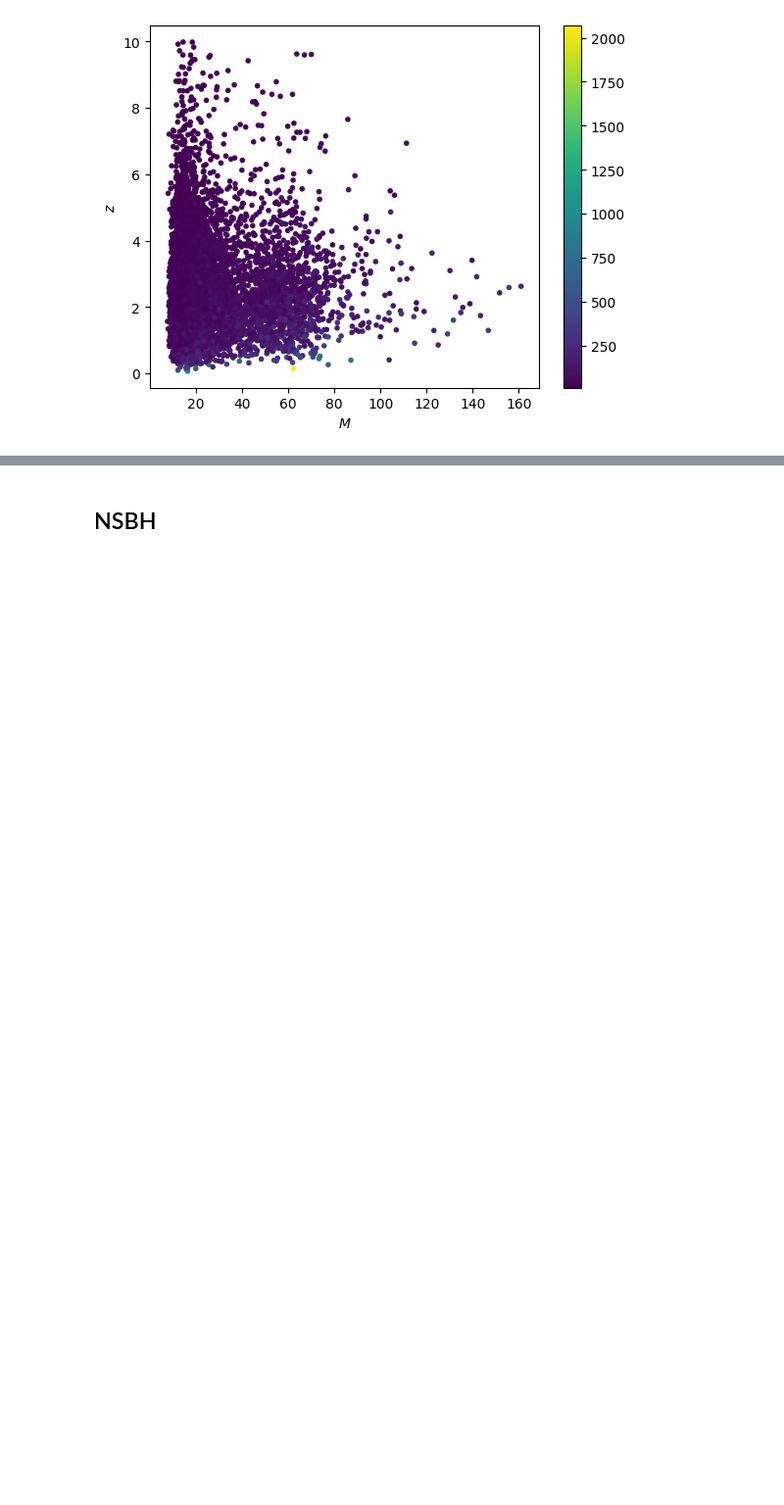
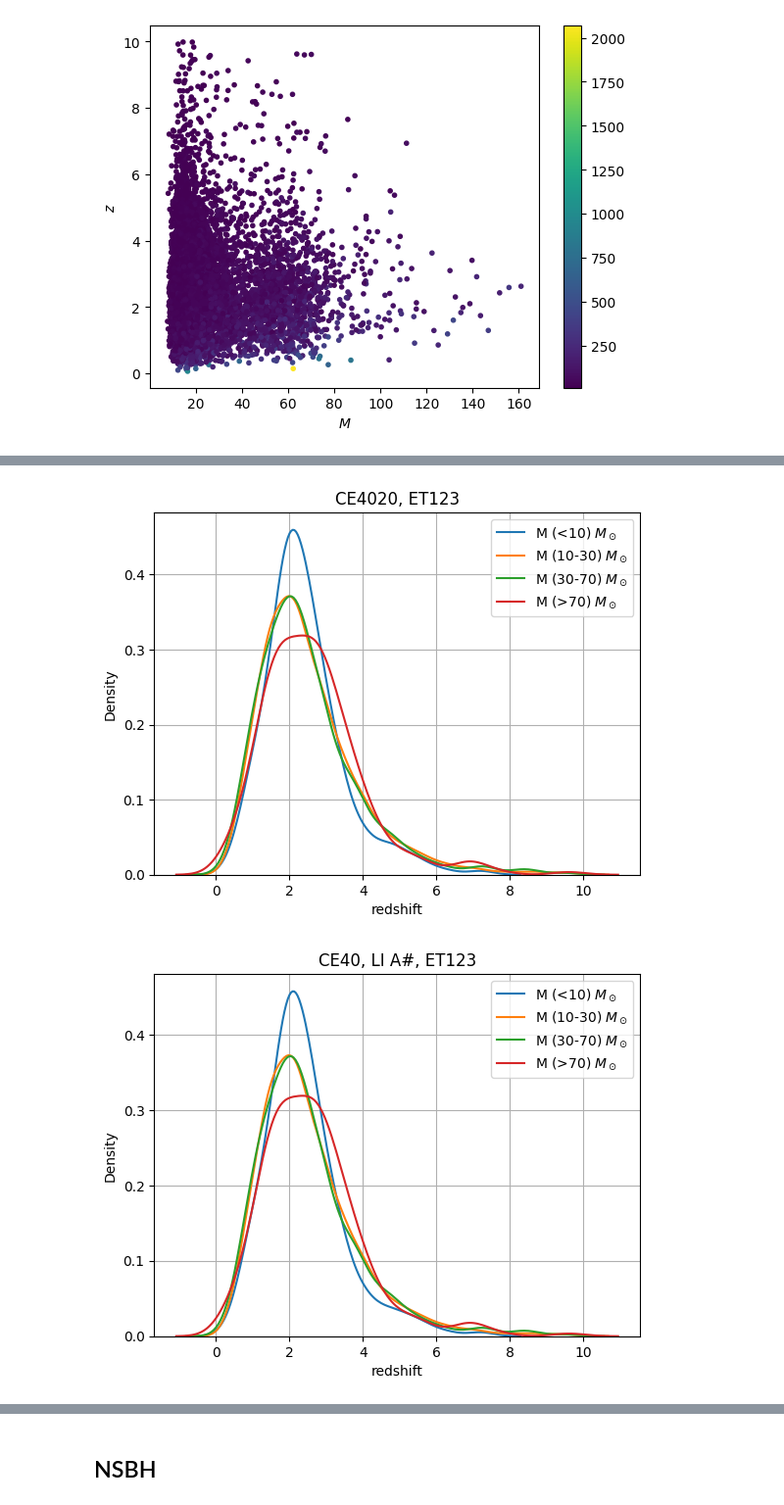
Before and after one commit to divyajyoti09/next_gen_detect, a Jupyter notebook: SNR_plots.ipynb, the cells around one changed output, grey strips where cells are left out. Shown at 98% size. Saved outputs shown, nothing was run; the diff lists cells and outputs as text; code cells hidden in the pictures; blank space fills up the shorter version.

```diff
--- a/SNR_plots.ipynb
+++ b/SNR_plots.ipynb
@@ -10,3 +13,5 @@ import detectors, detector_psds
+# %%
+colors = plt.rcParams['axes.prop_cycle'].by_key()['color']
 # %%
 def get_detected_SNRs(data_dict, ifo_threshold=5, network_threshold=10, method='network', return_detected_dict=False):
     SNR_keys = [key for key in data_dict.keys() if 'SNR' in key]
@@ -40,6 +45,18 @@ netw_labels = {'CE4020ET123':'CE4020, ET123',
                'CE40LIAsharpET123':'CE40, LI A#, ET123',
                'LHI_all_ASharp':'LHI @ A#',
                'LHV_design':'LHV design'}
+# %%
+def bin_style(hist_data):
+    if len(hist_data)>100:
+        bs = 'sqrt'
+    else:
+        if len(hist_data)>50:
+            bs = 'auto'
+        else:
+            bs = len(hist_data)//3
+            if bs==0:
+                bs=1
+    return(bs)
 # %% [markdown]
 ## BBH
 # %%
@@ -101,0 +170,12 @@ plt.colorbar()
+# %%
+for netw in input_dfs_dict.keys():
+    plt.figure()
+    for m_range, color in zip(mass_pops_bbh.keys(), colors):
+        hist_data = mass_pops_bbh[m_range]['detected'][netw]['redshift']
+        sns.kdeplot(hist_data, label='M ('+m_range+') $M_\odot$', color=color);
+    plt.title(netw_labels[netw])
+    plt.legend()
+    plt.grid()
+# %% [output]
+[figure, added]
+[figure, added]
```
Also changed, not shown: parts of 13 cells of this notebook.
